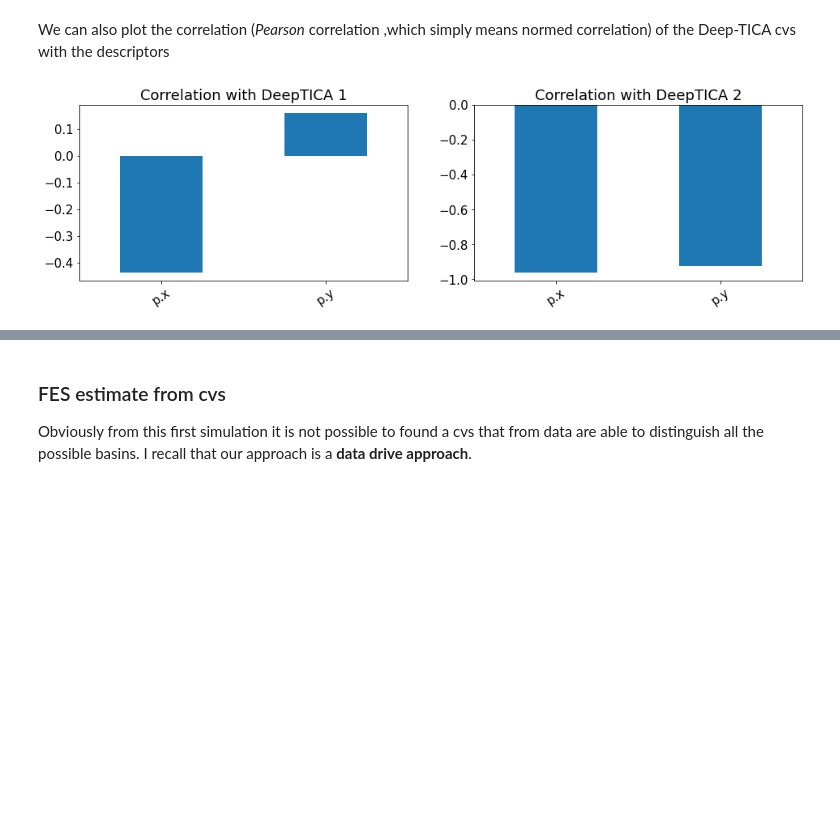
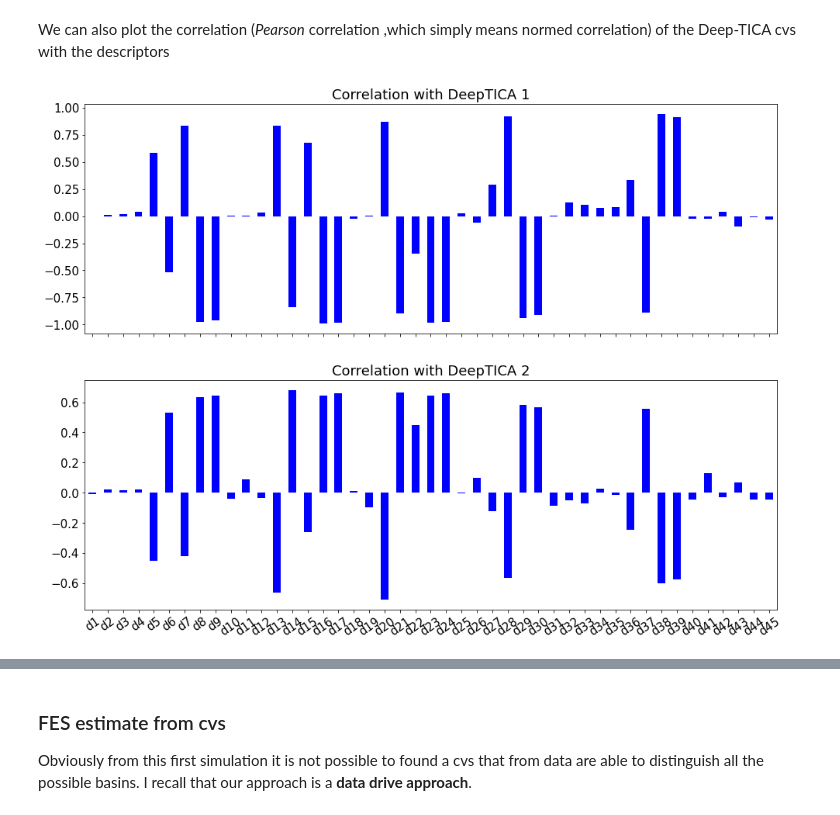
Before and after one commit to nicolopedrani/Hyper-TICA, a Jupyter notebook: Alanine/Unbias.ipynb, the cells around one changed output, grey strips where cells are left out. Saved outputs shown, nothing was run; the diff lists cells and outputs as text; code cells hidden in the pictures; blank space fills up the shorter version.

```diff
--- a/Alanine/Unbias.ipynb
+++ b/Alanine/Unbias.ipynb
@@ -75,5 +76,15 @@ Completed: mv pot_coeffs_input.data unbias
 # %%
-fig,ax = plt.subplots(1,1,figsize=(8,6))
+fig,ax = plt.subplots(1,1,figsize=(10,8))
 load_dataframe(folder+"COLVAR").plot.scatter(y="psi",x="phi",ax=ax)
+
+fes = np.loadtxt("angles/fes.txt",delimiter=" ")
+grid0 = np.loadtxt("angles/grid0.txt",delimiter=" ")
+grid1 = np.loadtxt("angles/grid1.txt",delimiter=" ")
+bounds = np.arange(0, 60, 5.)
+c = ax.contour(grid0, grid1, fes, bounds, linewidths=3,cmap="gray",linestyles="dashed",
+    norm = mpl.colors.BoundaryNorm(bounds, ncolors=len(bounds)-1, clip=False), label="FES [Kj/mol]",
+)
+c.clabel()
+ax.grid()
 ax.set_xlabel(r"$\phi$")
 ax.set_ylabel(r"$\psi$")
@@ -93,7 +107,7 @@ for i in range(2):
 ax.legend([r"$F(\phi)$ estimate",r"$F(\psi)$ estimate"])
 ax.grid()
 plt.tight_layout()
-ax.set_xlabel(r"$(\phi,psi)$")
+ax.set_xlabel(r"$(\phi,\psi)$")
 ax.set_ylabel("FES [Kj/mol]")
 
 plt.show()
@@ -103,11 +117,11 @@ plt.show()
 data = load_dataframe(folder+"COLVAR")
 descriptors_names = data.filter(regex='^d[^a-z]').columns.values
 
-fig,axs = plt.subplots(1,2,figsize=(8,4),sharey=True)
+fig,axs = plt.subplots(5,9,figsize=(22,10),sharey=True)
 
 for ax,desc in zip(axs.flatten(),descriptors_names):
-    data[desc].plot.hist(bins=50,alpha=1,ax=ax,legend=False,grid=True,histtype='step',linewidth=2,density=True)
-    data[desc].plot.hist(bins=50,alpha=0.5,ax=ax,legend=False,grid=True,color="grey",density=True)
+    data[desc].plot.hist(bins=50,alpha=1,ax=ax,legend=False,grid=True,histtype='step',linewidth=2)#,density=True)
+    data[desc].plot.hist(bins=50,alpha=0.5,ax=ax,legend=False,grid=True,color="grey")#,density=True)
     ax.set_title(desc)
 
 plt.tight_layout()
@@ -117,13 +131,13 @@ plt.tight_layout()
 fig,axs = plt.subplots(2,1,figsize=(14,10))#,sharey=True)
 
 #-- in ps --#
-last=1000
+last=70
 x = np.linspace(0,last+1,last)
 acorr = np.empty(last)
 timescale = np.empty(len(descriptors_names))
 k=0
 for desc in descriptors_names:
-    print("autocorrelation for ", desc)
+    #print("autocorrelation for ", desc)
     for i in range(last):
         acorr[i] = data[desc].autocorr(i)
     axs[0].plot(x,acorr)
@@ -232,14 +245,13 @@ data.plot.hist(y="cv2",bins=20,ax=axs[1],density=True,color="r")
 # %% [markdown]
 We can also plot the correlation (*Pearson* correlation ,which simply means normed correlation) of the Deep-TICA cvs with the descriptors
 # %%
-fig,axs = plt.subplots(2,1,figsize=(16,8))
+fig,axs = plt.subplots(2,1,figsize=(16,12),sharex=True)
 for k,cv in enumerate(["cv1","cv2"]):
     cols = [cv]
     cols.extend(data.filter(regex=train_parameters["descriptors"]).columns)
     corr = data[cols].corr(method='pearson')
-
-    corr[cv].drop(cv).plot(kind='bar', ax=axs[k], rot=35)
+    corr[cv].drop(cv).plot(kind='bar', ax=axs[k], rot=35, color="b",label=r"$C(deep|desc)$")
     axs[k].set_title('Correlation with DeepTICA '+str(k+1))
 plt.show()
 # %% [output]
-[figure, old version]
+[figure, new version]
```
Also changed, not shown: parts of 20 cells of this notebook, 30 other files.
